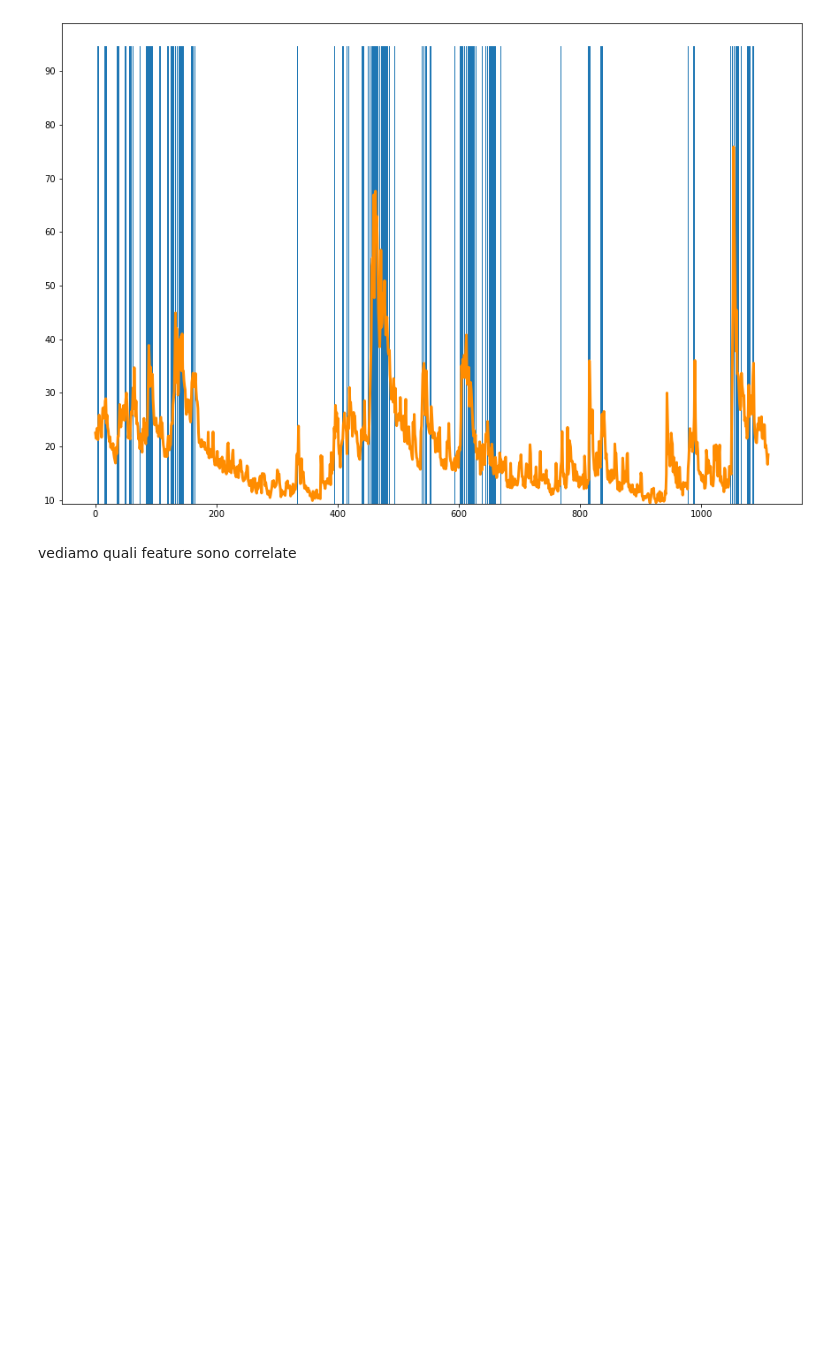
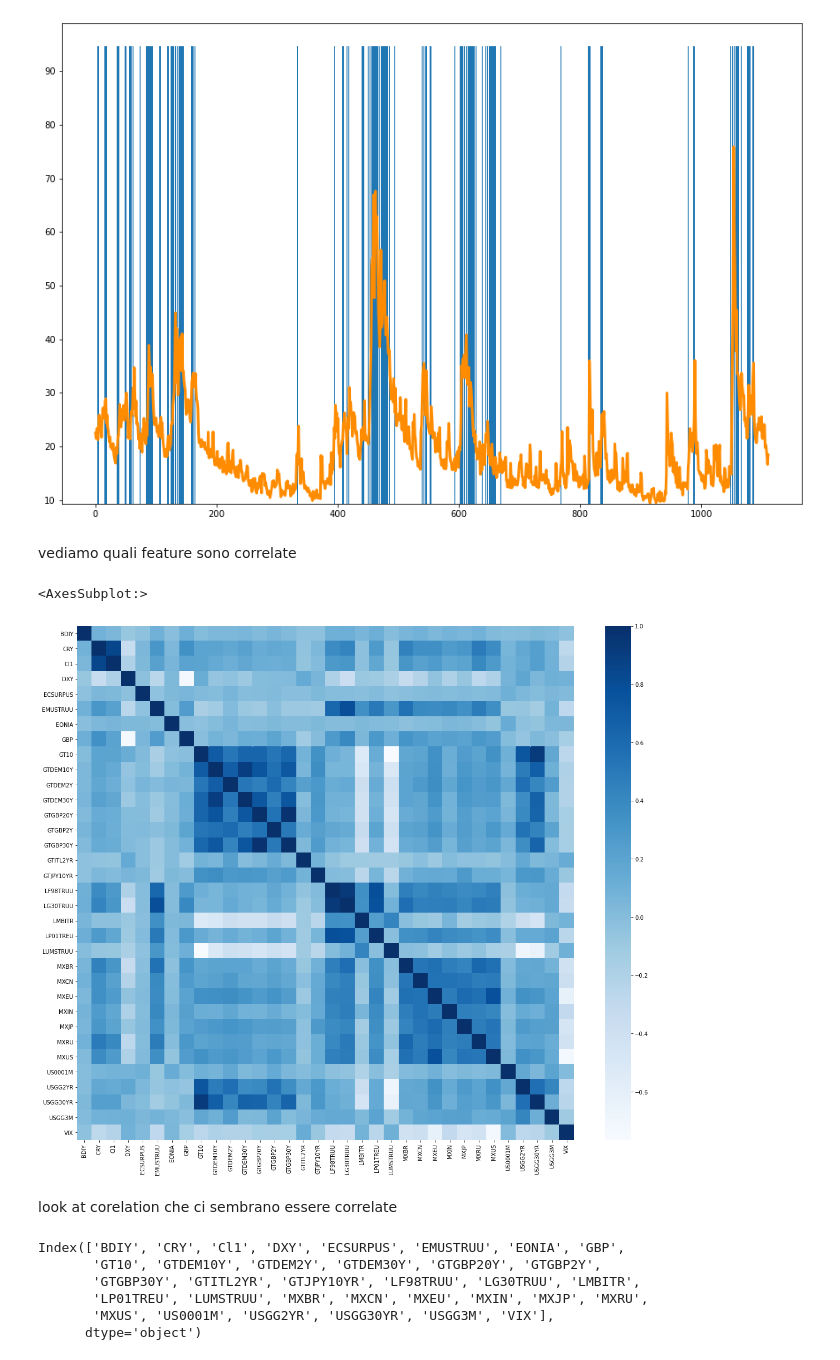
Before and after one commit to MicheleDiSabato/detecting-abnormal-markets-ews, a Jupyter notebook: bc3.ipynb, the cells around one changed output. Cells and saved outputs as stored; diff of their text form; code cells hidden in the pictures; blank space fills up the shorter version.

```diff
--- a/bc3.ipynb
+++ b/bc3.ipynb
@@ -53,11 +54,14 @@ for feature_name in list(d.keys()):
     if feature_name in Indices_Currencies:
         temp = np.log(d[feature_name])
         d_stationary[feature_name] = temp[1:] - temp[:-1]
+        d_stationary[feature_name] = d_stationary[feature_name].reshape(-1,)
         # d_stationary[feature_name] = np.log(d[feature_name][1:] / d[feature_name][1:])
     elif feature_name == "ECSURPUS":
         d_stationary[feature_name] = d[feature_name][1:]
+        d_stationary[feature_name] = d_stationary[feature_name].reshape(-1,)
     elif feature_name in InterestRates:
         d_stationary[feature_name] = d[feature_name][1:] - d[feature_name][:-1]
+        d_stationary[feature_name] = d_stationary[feature_name].reshape(-1,)
 # %% [markdown]
 Augmented dickey fuller test for stationarity and Komogorov Smirnov test for equality in distribution
 # %%
@@ -82,8 +90,8 @@ ks_pvalues = {}
 for feature_name in list(d_stationary.keys()):
     datum = d_stationary[feature_name]
     # list(np.argwhere(y_cat[:,0] == 0).reshape(-1,))
-    datum_0 = datum[np.argwhere(y_cat[1:,0] == 0),:].reshape(-1,)
-    datum_1 = datum[np.argwhere(y_cat[1:,0] == 1),:].reshape(-1,)
+    datum_0 = datum[np.argwhere(y_cat[1:,0] == 0)].reshape(-1,)
+    datum_1 = datum[np.argwhere(y_cat[1:,0] == 1)].reshape(-1,)
     temp = ks_2samp(datum_0, datum_1)
     ks_pvalues[feature_name] = temp[1]
 
@@ -133,3 +141,26 @@ plot_feature("VIX", lw=3)
 [figure]
 # %% [markdown]
 vediamo quali feature sono correlate
+# %%
+df = pd.DataFrame(d_stationary)
+df_1 = df.drop(df.columns[list(high_pval[:,0])], axis=1)
+corr_matrix = df_1.corr()
+fig, ax = plt.subplots(figsize=(20,17))
+sns.heatmap(corr_matrix,
+        xticklabels=corr_matrix.columns,
+        yticklabels=corr_matrix.columns,
+        cmap = "Blues")
+# %% [output]
+<AxesSubplot:>
+[figure, added]
+# %% [markdown]
+look at corelation che ci sembrano essere correlate
+# %%
+df_1.columns
+# %% [output]
+Index(['BDIY', 'CRY', 'Cl1', 'DXY', 'ECSURPUS', 'EMUSTRUU', 'EONIA', 'GBP',
+       'GT10', 'GTDEM10Y', 'GTDEM2Y', 'GTDEM30Y', 'GTGBP20Y', 'GTGBP2Y',
+       'GTGBP30Y', 'GTITL2YR', 'GTJPY10YR', 'LF98TRUU', 'LG30TRUU', 'LMBITR',
+       'LP01TREU', 'LUMSTRUU', 'MXBR', 'MXCN', 'MXEU', 'MXIN', 'MXJP', 'MXRU',
+       'MXUS', 'US0001M', 'USGG2YR', 'USGG30YR', 'USGG3M', 'VIX'],
+      dtype='object')
```
Also changed, not shown: parts of 14 cells of this notebook, 1 other file.
